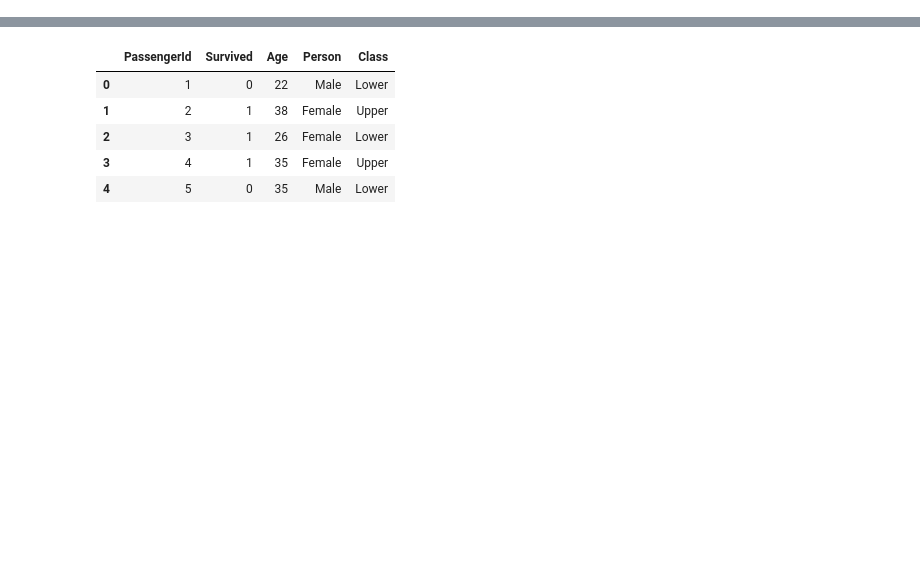
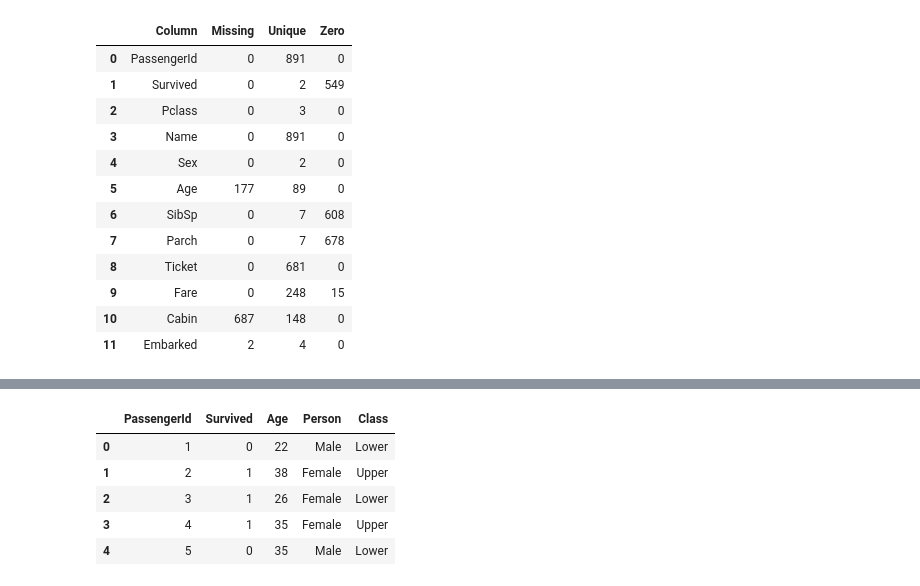
Before and after one commit to IvanUkhov/data-science, a Jupyter notebook: problem/Titanic/Solution.ipynb, the cells around one changed output, grey strips where cells are left out. Cells and saved outputs as stored; diff of their text form; code cells hidden in the pictures; blank space fills up the shorter version.

```diff
--- a/problem/Titanic/Solution.ipynb
+++ b/problem/Titanic/Solution.ipynb
@@ -28,0 +69,32 @@ Data points: 418
+# %%
+def collect_statistics(data):
+    count = len(data.columns)
+    missing_counts = np.zeros(count, dtype=np.uint32)
+    unique_counts = np.zeros(count, dtype=np.uint32)
+    zero_counts = np.zeros(count, dtype=np.uint32)
+    for (i, column) in enumerate(data.columns):
+        missing_counts[i] = data[column].isnull().sum()
+        unique_counts[i] = data[column].unique().size
+        zero_counts[i] = (data[column] == 0).astype(int).sum()
+    return pd.DataFrame({
+        'Column': data.columns,
+        'Unique': unique_counts,
+        'Missing': missing_counts,
+        'Zero': zero_counts,
+    })
+# %%
+collect_statistics(data)
+# %% [output]
+|  | Column | Missing | Unique | Zero |
+| 0 | PassengerId | 0 | 891 | 0 |
+| 1 | Survived | 0 | 2 | 549 |
+| 2 | Pclass | 0 | 3 | 0 |
+| 3 | Name | 0 | 891 | 0 |
+| 4 | Sex | 0 | 2 | 0 |
+| 5 | Age | 177 | 89 | 0 |
+| 6 | SibSp | 0 | 7 | 608 |
+| 7 | Parch | 0 | 7 | 678 |
+| 8 | Ticket | 0 | 681 | 0 |
+| 9 | Fare | 0 | 248 | 15 |
+| 10 | Cabin | 687 | 148 | 0 |
+| 11 | Embarked | 2 | 4 | 0 |
```
Also changed, not shown: parts of 12 cells of this notebook, 2 other files.
